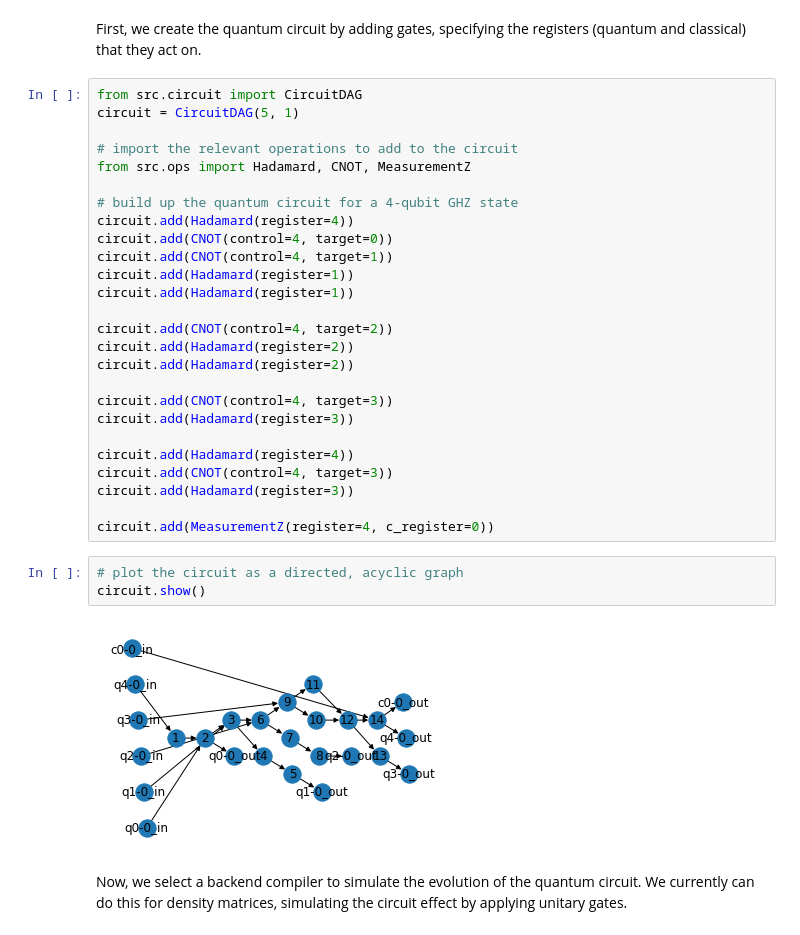
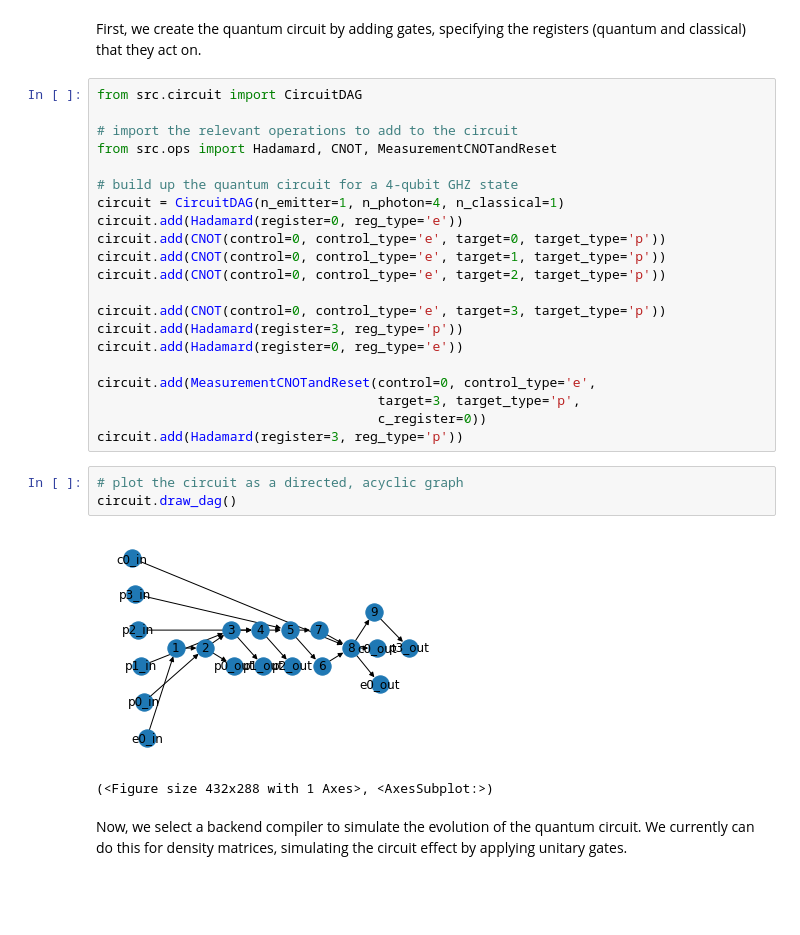
Before and after one commit to graphiq-dev/graphiq, a Jupyter notebook: examples/simulate_circuit.ipynb, the cells around one changed output. Drawn from its saved outputs; the diff is of its cells as text; blank space fills up the shorter version.

Commit message:
fixing up simulate_circuit jupyter example

```diff
--- a/examples/simulate_circuit.ipynb
+++ b/examples/simulate_circuit.ipynb
@@ -11,35 +11,31 @@ from src.backends.density_matrix.functions import ketz0_state, ketz1_state, tens
 First, we create the quantum circuit by adding gates, specifying the registers (quantum and classical) that they act on.
 # %%
 from src.circuit import CircuitDAG
-circuit = CircuitDAG(5, 1)
 
 # import the relevant operations to add to the circuit
-from src.ops import Hadamard, CNOT, MeasurementZ
+from src.ops import Hadamard, CNOT, MeasurementCNOTandReset
 
 # build up the quantum circuit for a 4-qubit GHZ state
-circuit.add(Hadamard(register=4))
-circuit.add(CNOT(control=4, target=0))
-circuit.add(CNOT(control=4, target=1))
-circuit.add(Hadamard(register=1))
-circuit.add(Hadamard(register=1))
+circuit = CircuitDAG(n_emitter=1, n_photon=4, n_classical=1)
+circuit.add(Hadamard(register=0, reg_type='e'))
+circuit.add(CNOT(control=0, control_type='e', target=0, target_type='p'))
+circuit.add(CNOT(control=0, control_type='e', target=1, target_type='p'))
+circuit.add(CNOT(control=0, control_type='e', target=2, target_type='p'))
 
-circuit.add(CNOT(control=4, target=2))
-circuit.add(Hadamard(register=2))
-circuit.add(Hadamard(register=2))
+circuit.add(CNOT(control=0, control_type='e', target=3, target_type='p'))
+circuit.add(Hadamard(register=3, reg_type='p'))
+circuit.add(Hadamard(register=0, reg_type='e'))
 
-circuit.add(CNOT(control=4, target=3))
-circuit.add(Hadamard(register=3))
-
-circuit.add(Hadamard(register=4))
-circuit.add(CNOT(control=4, target=3))
-circuit.add(Hadamard(register=3))
-
-circuit.add(MeasurementZ(register=4, c_register=0))
+circuit.add(MeasurementCNOTandReset(control=0, control_type='e',
+                                    target=3, target_type='p',
+                                    c_register=0))
+circuit.add(Hadamard(register=3, reg_type='p'))
 # %%
 # plot the circuit as a directed, acyclic graph
-circuit.show()
+circuit.draw_dag()
 # %% [output]
-[figure, old version]
+[figure, new version]
+(<Figure size 432x288 with 1 Axes>, <AxesSubplot:>)
 # %% [markdown]
 Now, we select a backend compiler to simulate the evolution of the quantum circuit. We currently can do this for density matrices, simulating the circuit effect by applying unitary gates.
 # %%
```
Also changed, not shown: parts of 4 cells of this notebook.
